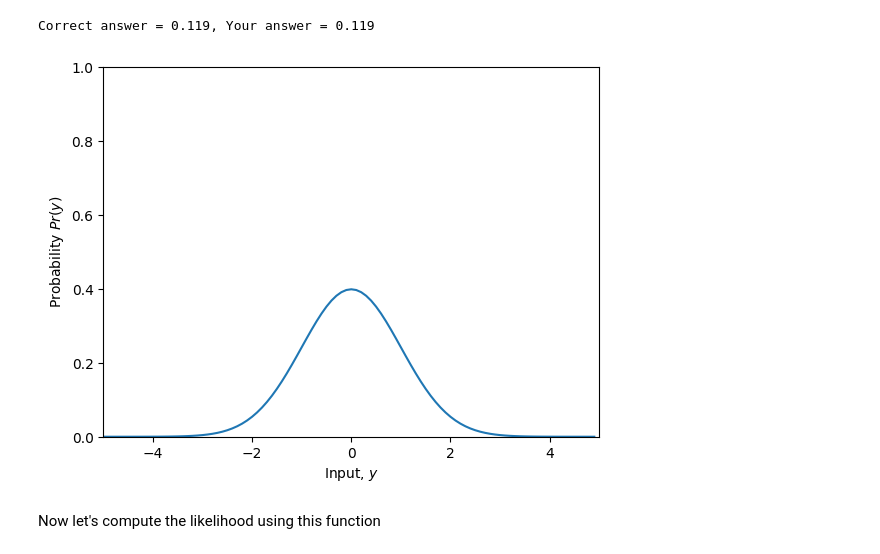
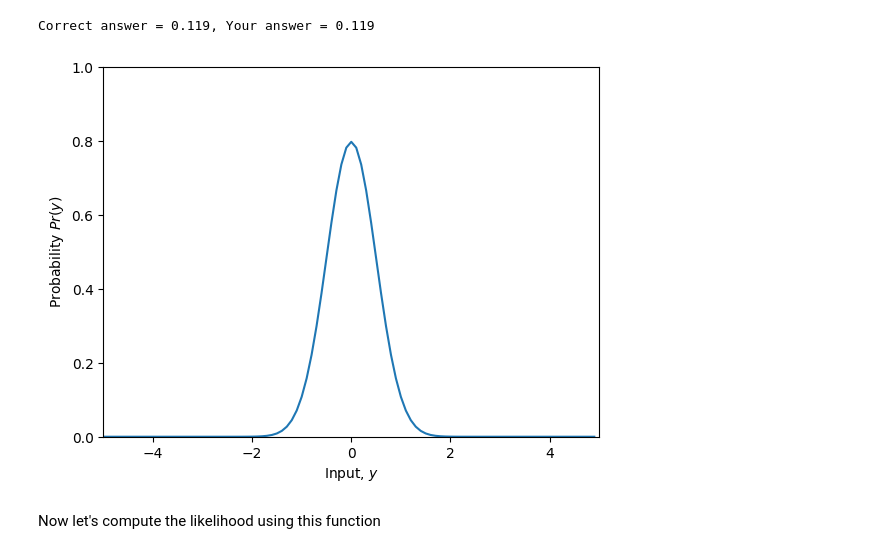
Before and after one commit to saparicio/udlbook, a Jupyter notebook: Notebooks/Chap05/5_1_Least_Squares_Loss.ipynb, the cells around one changed output. Cells and saved outputs as stored; diff of their text form; code cells hidden in the pictures.

```diff
--- a/Notebooks/Chap05/5_1_Least_Squares_Loss.ipynb
+++ b/Notebooks/Chap05/5_1_Least_Squares_Loss.ipynb
@@ -111,23 +111,23 @@ Correct answer = 0.119, Your answer = 0.119
 # %%
 # Let's plot the Gaussian distribution.
 y_gauss = np.arange(-5,5,0.1)
-mu = 0; sigma = 1.0
+mu = 0; sigma = 0.5
 gauss_prob = normal_distribution(y_gauss, mu, sigma)
 fig, ax = plt.subplots()
 ax.plot(y_gauss, gauss_prob)
 ax.set_xlabel(r'Input, $y$'); ax.set_ylabel(r'Probability $Pr(y)$')
 ax.set_xlim([-5,5]);ax.set_ylim([0,1.0])
 plt.show()
 
 # TODO
 # 1. Predict what will happen if we change to mu=1 and leave sigma=1
 # Now change the code above and see if you were correct.
 
 # 2. Predict what will happen if we leave mu = 0 and change sigma to 2.0
 
 # 3. Predict what will happen if we leave mu = 0 and change sigma to 0.5
 # %% [output]
-[figure, old version]
+[figure, new version]
 # %% [markdown]
 Now let's compute the likelihood using this function
 # %%
```
Also changed, not shown: parts of 10 cells of this notebook.
